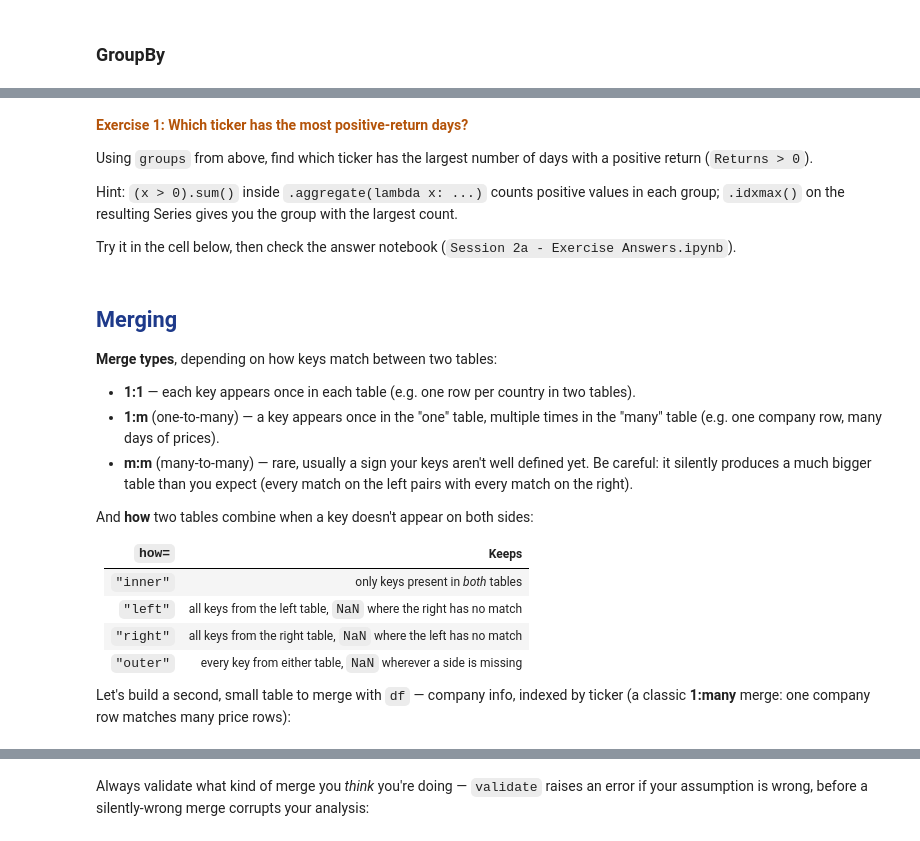
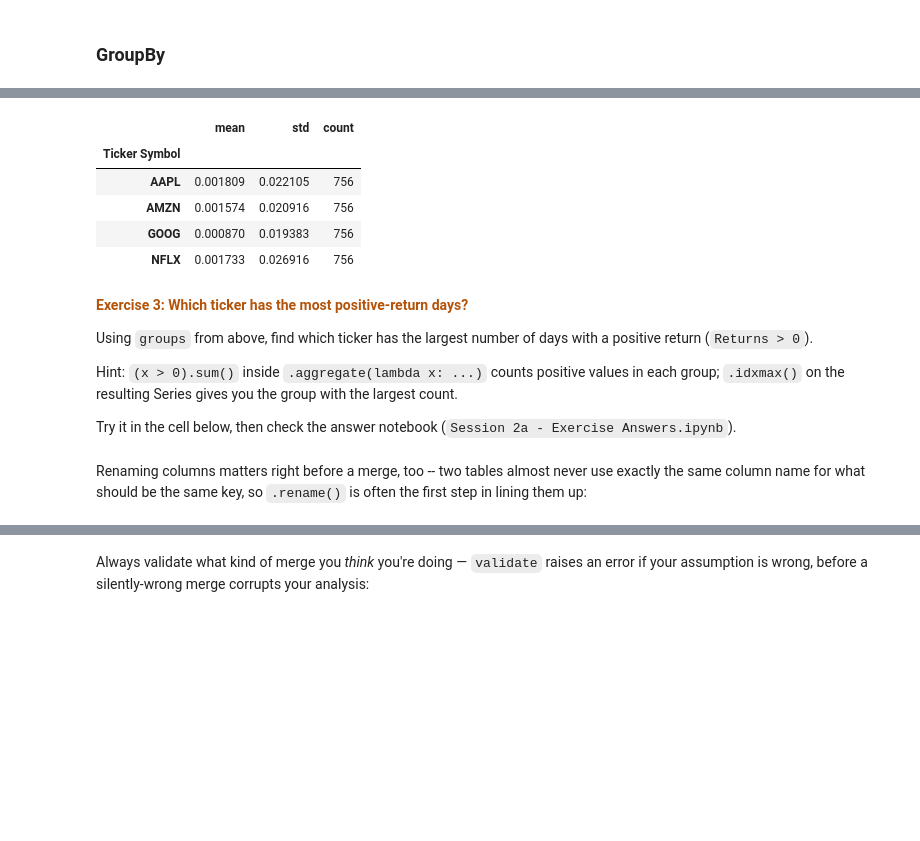
Before and after one commit to sharafi-zahra/Data-Science-Course-WS2026, a Jupyter notebook: Session 2/Session 2a - Pandas, Tidy Data and Entity Matching.ipynb, the cells around one changed output, grey strips where cells are left out. Saved outputs shown, nothing was run; the diff lists cells and outputs as text; code cells hidden in the pictures; blank space fills up the shorter version.

```diff
--- a/Session 2/Session 2a - Pandas, Tidy Data and Entity Matching.ipynb
+++ b/Session 2/Session 2a - Pandas, Tidy Data and Entity Matching.ipynb
@@ -82,8 +232,15 @@ groups["Returns"].describe()
 # %%
 # any function works, including your own
-groups["Returns"].aggregate([np.mean, np.std, "count"])
+groups["Returns"].aggregate(["mean", "std", "count"])
+# %% [output]
+|  | mean | std | count |
+| Ticker Symbol |  |  |  |
+| AAPL | 0.001809 | 0.022105 | 756 |
+| AMZN | 0.001574 | 0.020916 | 756 |
+| GOOG | 0.000870 | 0.019383 | 756 |
+| NFLX | 0.001733 | 0.026916 | 756 |
 # %% [markdown]
-<span style="color:#b45309">**Exercise 1: Which ticker has the most positive-return days?**</span>
+<span style="color:#b45309">**Exercise 3: Which ticker has the most positive-return days?**</span>
 
 Using `groups` from above, find which ticker has the largest number of days with a positive return (`Returns > 0`).
 
@@ -92,26 +249,5 @@ Hint: `(x > 0).sum()` inside `.aggregate(lambda x: ...)` counts positive values
 Try it in the cell below, then check the answer notebook (`Session 2a - Exercise Answers.ipynb`).
 # %%
 # your code here
-# %% [markdown]
-## <span style="color:#1e3a8a">Merging</span>
-
-**Merge types**, depending on how keys match between two tables:
-
-- **1:1** &mdash; each key appears once in each table (e.g. one row per country in two tables).
-- **1:m** (one-to-many) &mdash; a key appears once in the "one" table, multiple times in the "many"
-  table (e.g. one company row, many days of prices).
-- **m:m** (many-to-many) &mdash; rare, usually a sign your keys aren't well defined yet. Be careful:
-  it silently produces a much bigger table than you expect (every match on the left pairs with every
-  match on the right).
-
-And **how** two tables combine when a key doesn't appear on both sides:
-
-| `how=` | Keeps |
-|---|---|
-| `"inner"` | only keys present in *both* tables |
-| `"left"` | all keys from the left table, `NaN` where the right has no match |
-| `"right"` | all keys from the right table, `NaN` where the left has no match |
-| `"outer"` | every key from either table, `NaN` wherever a side is missing |
-
-Let's build a second, small table to merge with `df` &mdash; company info, indexed by ticker
-(a classic **1:many** merge: one company row matches many price rows):
+# %% [markdown]
+Renaming columns matters right before a merge, too -- two tables almost never use exactly the same column name for what should be the same key, so `.rename()` is often the first step in lining them up:
```
Also changed, not shown: parts of 52 cells of this notebook, 1 other file.
